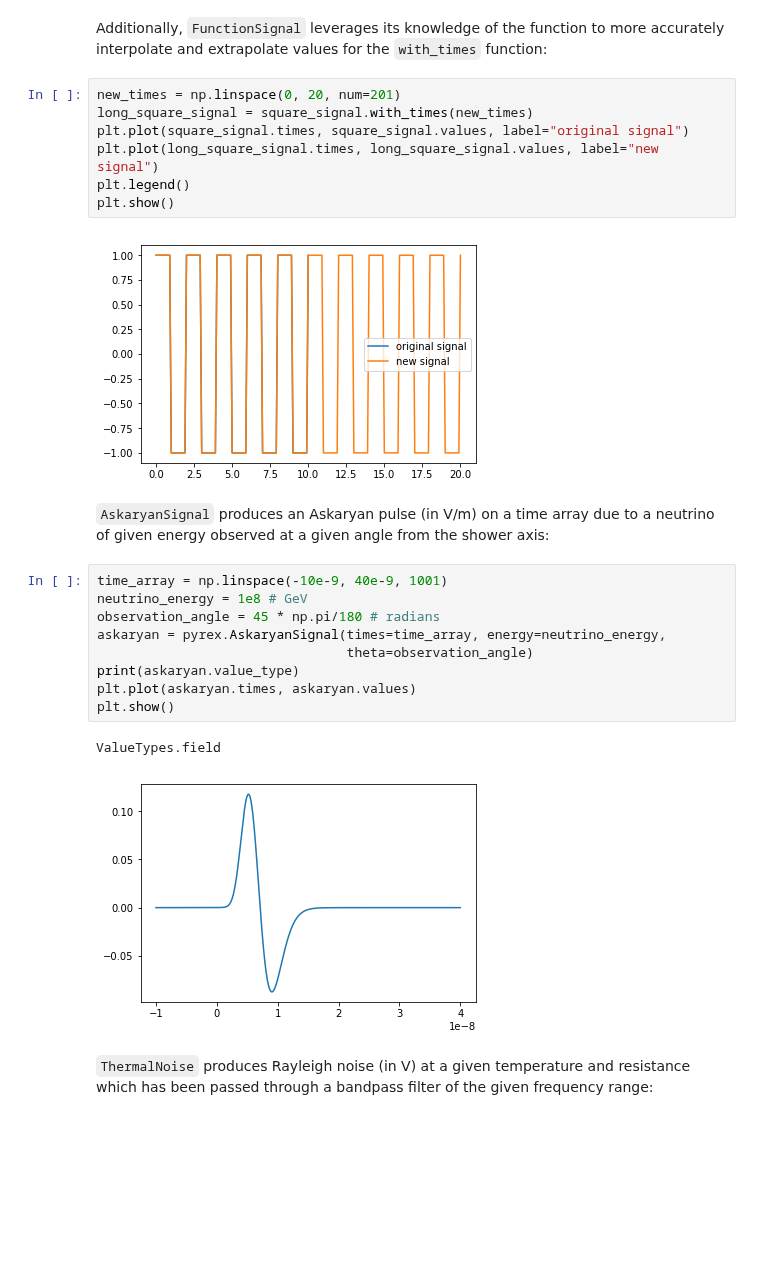
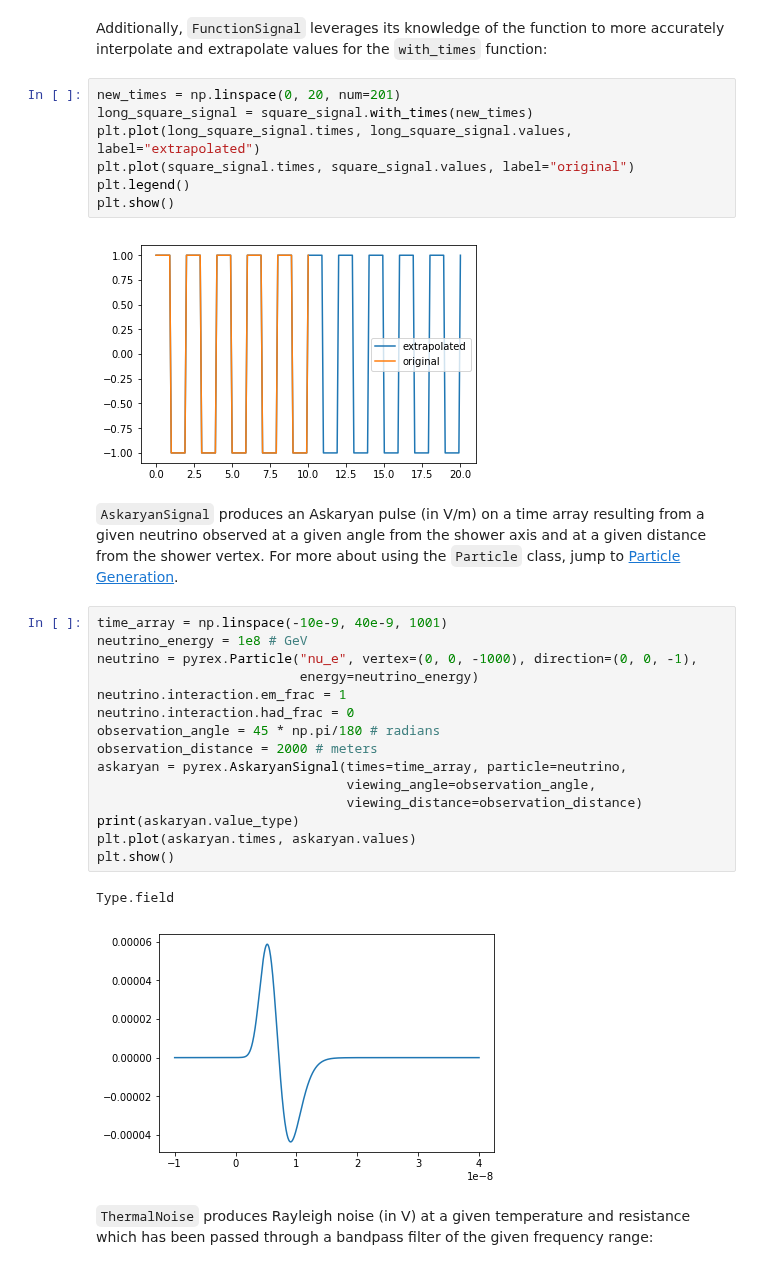
Before and after one commit to bhokansonfasig/pyrex, a Jupyter notebook: examples/Code Examples.ipynb, the cells around one changed output. Cells and saved outputs as stored; diff of their text form; blank space fills up the shorter version.

```diff
--- a/examples/Code Examples.ipynb
+++ b/examples/Code Examples.ipynb
@@ -157,26 +158,32 @@ Additionally, ``FunctionSignal`` leverages its knowledge of the function to more
 # %%
 new_times = np.linspace(0, 20, num=201)
 long_square_signal = square_signal.with_times(new_times)
-plt.plot(square_signal.times, square_signal.values, label="original signal")
-plt.plot(long_square_signal.times, long_square_signal.values, label="new signal")
+plt.plot(long_square_signal.times, long_square_signal.values, label="extrapolated")
+plt.plot(square_signal.times, square_signal.values, label="original")
 plt.legend()
 plt.show()
 # %% [output]
-[figure, old version]
+[figure, new version]
 # %% [markdown]
-``AskaryanSignal`` produces an Askaryan pulse (in V/m) on a time array due to a neutrino of given energy observed at a given angle from the shower axis:
+``AskaryanSignal`` produces an Askaryan pulse (in V/m) on a time array resulting from a given neutrino observed at a given angle from the shower axis and at a given distance from the shower vertex. For more about using the ``Particle`` class, jump to [Particle Generation](#particles).
 # %%
 time_array = np.linspace(-10e-9, 40e-9, 1001)
 neutrino_energy = 1e8 # GeV
+neutrino = pyrex.Particle("nu_e", vertex=(0, 0, -1000), direction=(0, 0, -1),
+                          energy=neutrino_energy)
+neutrino.interaction.em_frac = 1
+neutrino.interaction.had_frac = 0
 observation_angle = 45 * np.pi/180 # radians
-askaryan = pyrex.AskaryanSignal(times=time_array, energy=neutrino_energy,
-                                theta=observation_angle)
+observation_distance = 2000 # meters
+askaryan = pyrex.AskaryanSignal(times=time_array, particle=neutrino,
+                                viewing_angle=observation_angle,
+                                viewing_distance=observation_distance)
 print(askaryan.value_type)
 plt.plot(askaryan.times, askaryan.values)
 plt.show()
 # %% [output]
-ValueTypes.field
+Type.field
-[figure, old version]
+[figure, new version]
 # %% [markdown]
 ``ThermalNoise`` produces Rayleigh noise (in V) at a given temperature and resistance which has been passed through a bandpass filter of the given frequency range:
 # %%
```
Also changed, not shown: parts of 31 cells of this notebook, 1 other file.
